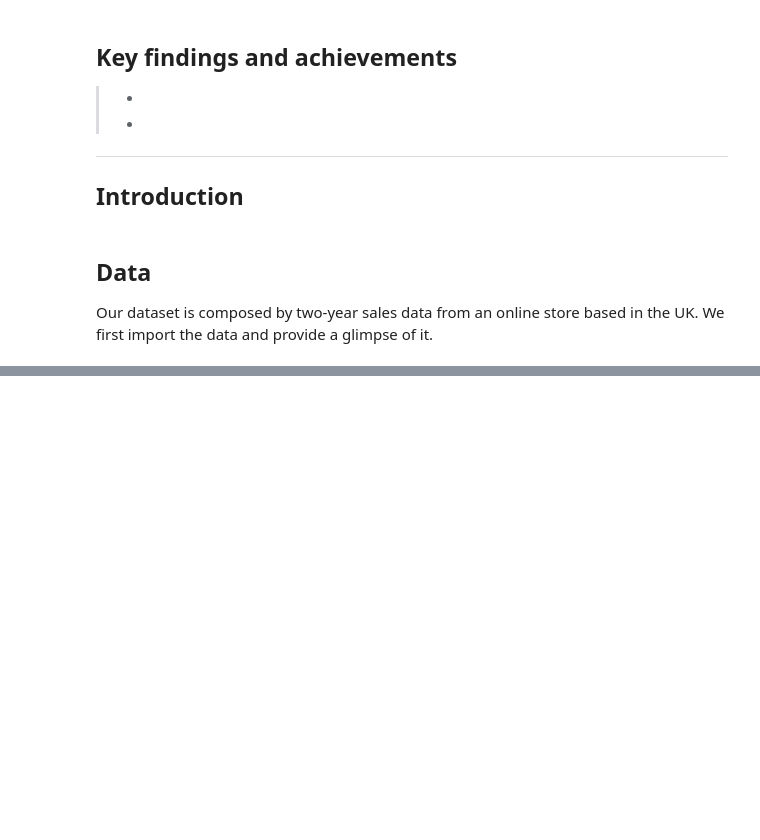
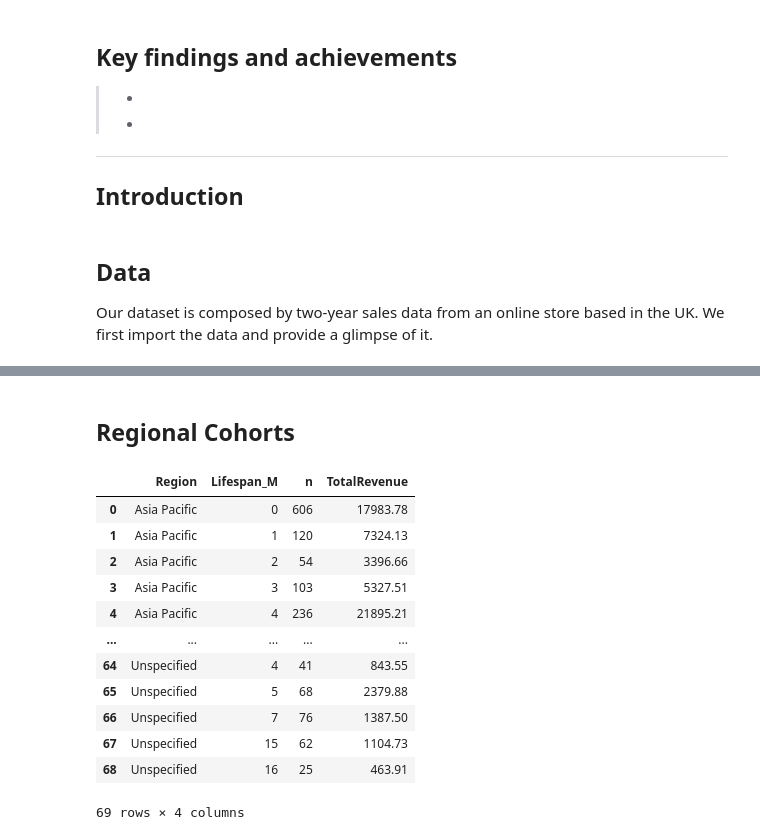
Before and after one commit to antobzzll/antobzzll.github.io, a Jupyter notebook: posts/cohort-analysis/index.ipynb, the cells around one changed output, grey strips where cells are left out. Saved outputs shown, nothing was run; the diff lists cells and outputs as text; code cells hidden in the pictures; blank space fills up the shorter version.

```diff
--- a/posts/cohort-analysis/index.ipynb
+++ b/posts/cohort-analysis/index.ipynb
@@ -127,0 +164,21 @@ plt.show()
+# %% [markdown]
+## Regional Cohorts
+# %%
+grouped_r = df.groupby(['Region', 'Lifespan_M']).agg(
+    n=('CustomerID', 'count'),
+    TotalRevenue=('Amount', 'sum')).reset_index()
+grouped_r
+# %% [output]
+|  | Region | Lifespan_M | n | TotalRevenue |
+| 0 | Asia Pacific | 0 | 606 | 17983.78 |
+| 1 | Asia Pacific | 1 | 120 | 7324.13 |
+| 2 | Asia Pacific | 2 | 54 | 3396.66 |
+| 3 | Asia Pacific | 3 | 103 | 5327.51 |
+| 4 | Asia Pacific | 4 | 236 | 21895.21 |
+| ... | ... | ... | ... | ... |
+| 64 | Unspecified | 4 | 41 | 843.55 |
+| 65 | Unspecified | 5 | 68 | 2379.88 |
+| 66 | Unspecified | 7 | 76 | 1387.50 |
+| 67 | Unspecified | 15 | 62 | 1104.73 |
+| 68 | Unspecified | 16 | 25 | 463.91 |
+69 rows × 4 columns
```
Also changed, not shown: parts of 12 cells of this notebook, 4 other files.
